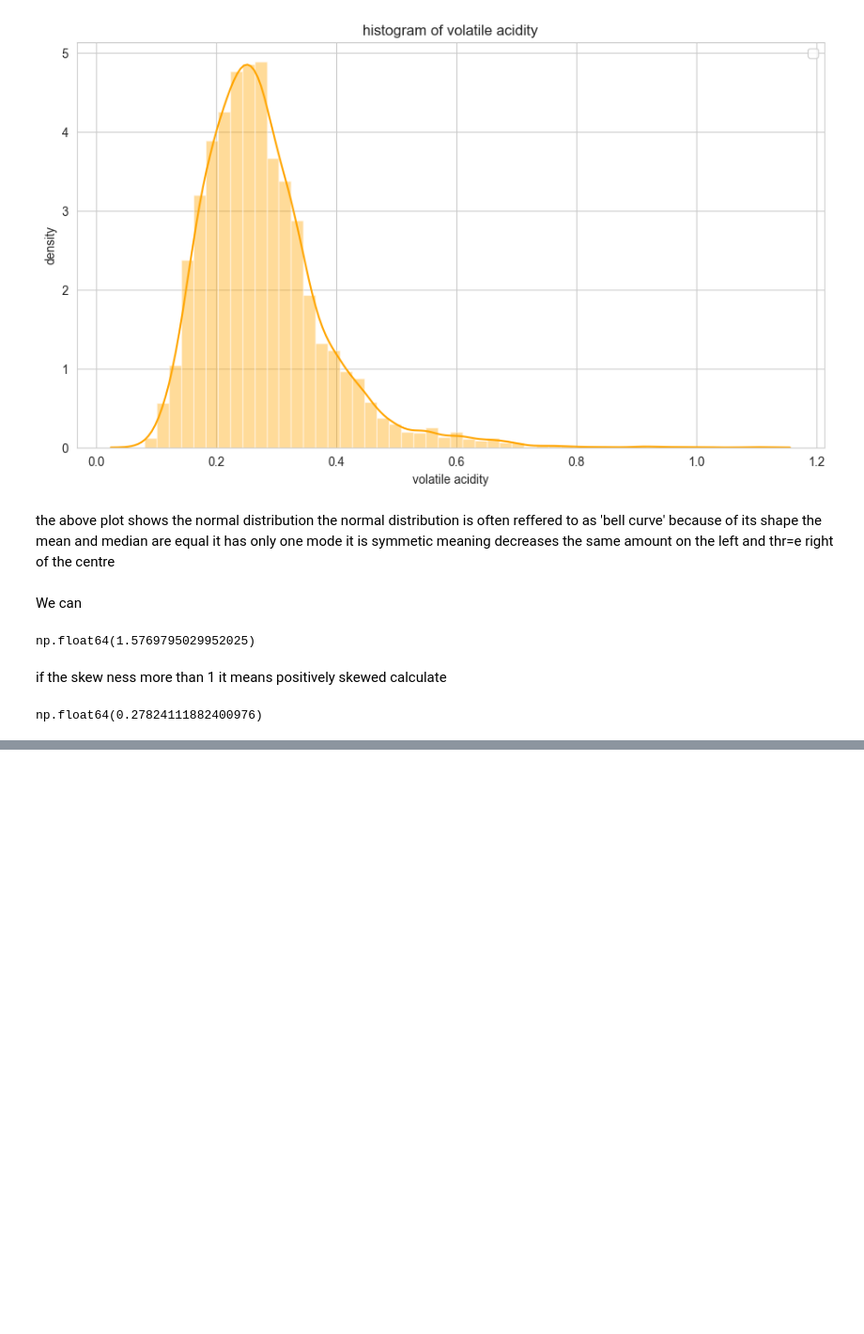
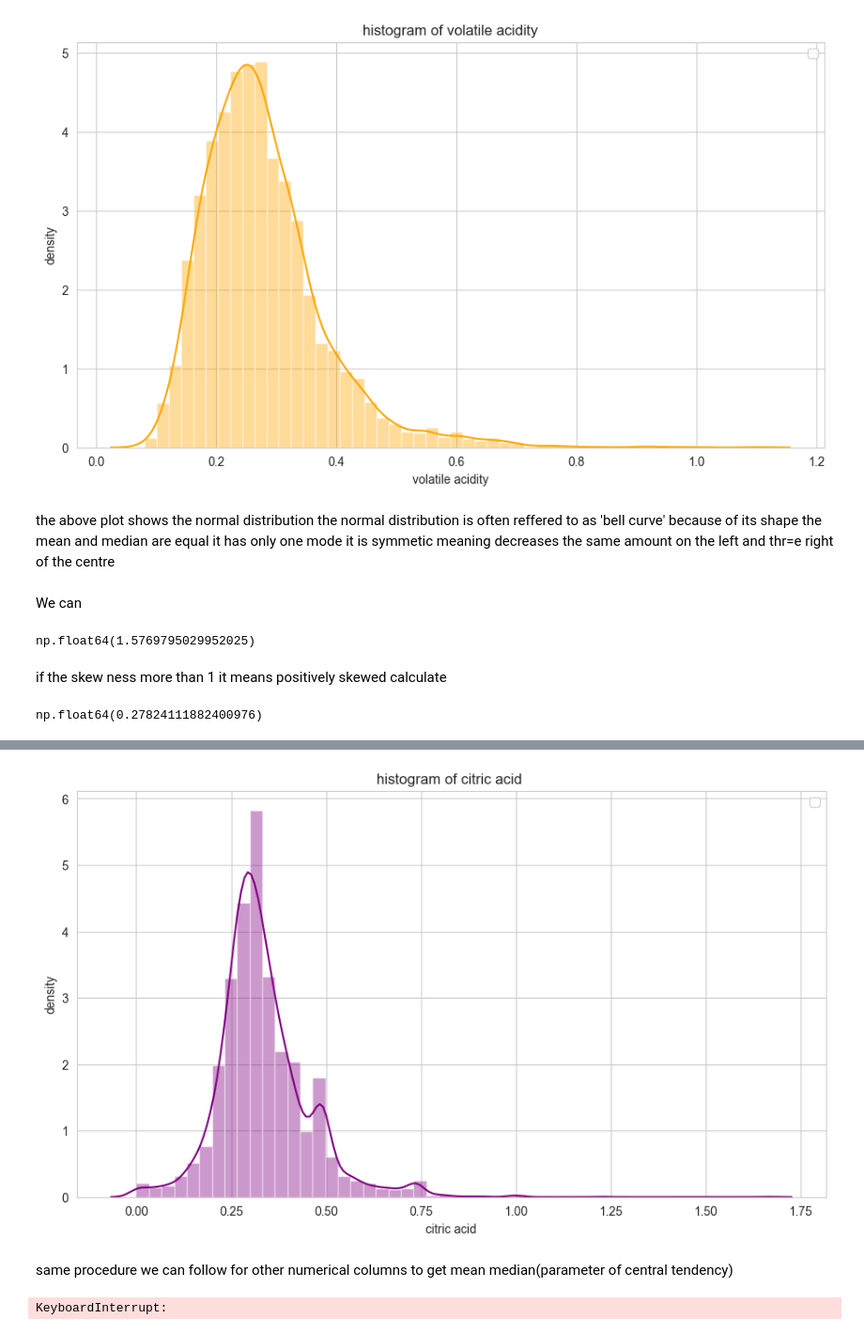
Before and after one commit to Subodhoraw/Central-tendency-case-report, a Jupyter notebook: winequality.ipynb, the cells around one changed output, grey strips where cells are left out. Shown: that part at 94% size. Saved outputs shown, nothing was run; the diff lists cells and outputs as text; code cells hidden in the pictures; blank space fills up the shorter version.

Commit message:
we added lot of quality and tendency

```diff
--- a/winequality.ipynb
+++ b/winequality.ipynb
@@ -718,0 +731,29 @@ np.float64(0.27824111882400976)
+# %%
+#calculate the distplot
+#plot displot
+plt.figure(figsize = (11,6))
+sns.distplot(data['citric acid'],color= 'purple')
+plt.title("histogram of citric acid ")
+plt.xlabel('citric acid')
+plt.ylabel('density')
+#plt.vlines(data['volatile acidity'].mean(), ymin = 0, ymax = 4000, color ='blue',label ='Mean')
+#plt.vlines(data['volatile acidity'].median(), ymin = 0, ymax = 4000, color ='red',label ='Median')
+plt.legend()
+plt.show()
+# %% [output]
+[figure, added]
+# %% [markdown]
+same procedure we can follow for other numerical columns to get mean median(parameter of central tendency)
+# %%
+# count plot for the quality
+plt.figure(figsize = (11,6))
+sns.countplot(data['quality'])
+plt.title(" countplot of quality ")
+plt.xlabel('Quality')
+plt.ylabel('Count')
+#plt.vlines(data['volatile acidity'].mean(), ymin = 0, ymax = 4000, color ='blue',label ='Mean')
+#plt.vlines(data['volatile acidity'].median(), ymin = 0, ymax = 4000, color ='red',label ='Median')
+#plt.legend()
+plt.show()
+# %% [output]
+KeyboardInterrupt:
```
Also changed, not shown: parts of 2 cells of this notebook.
